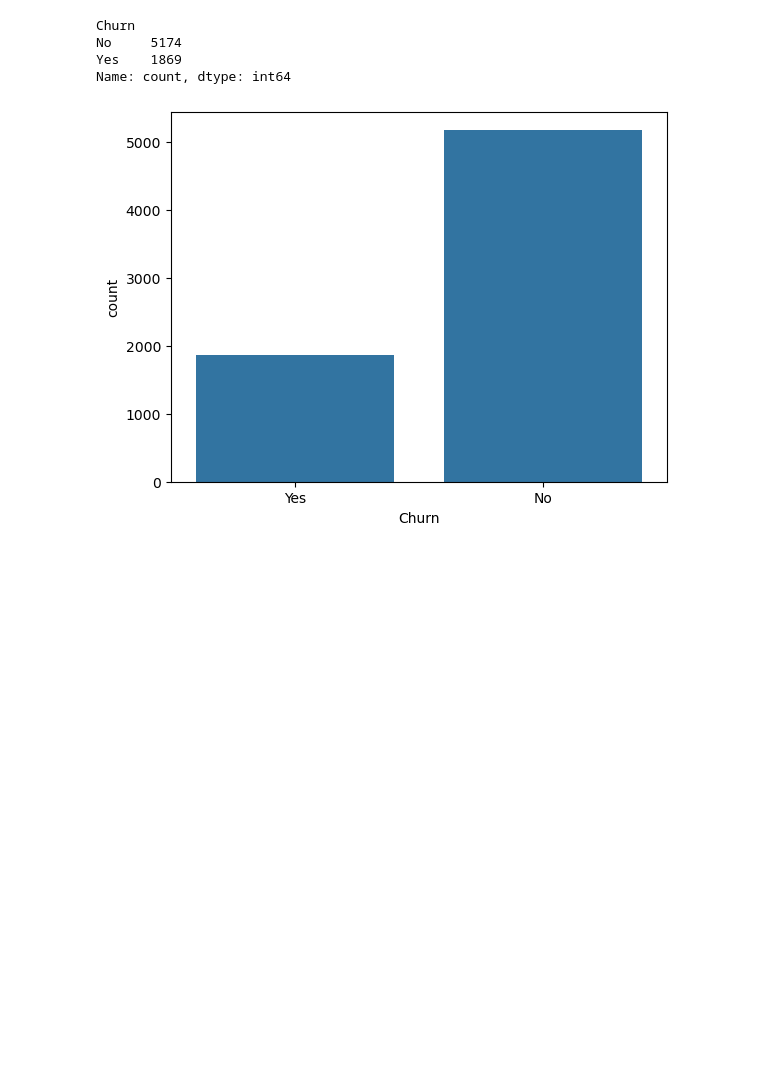
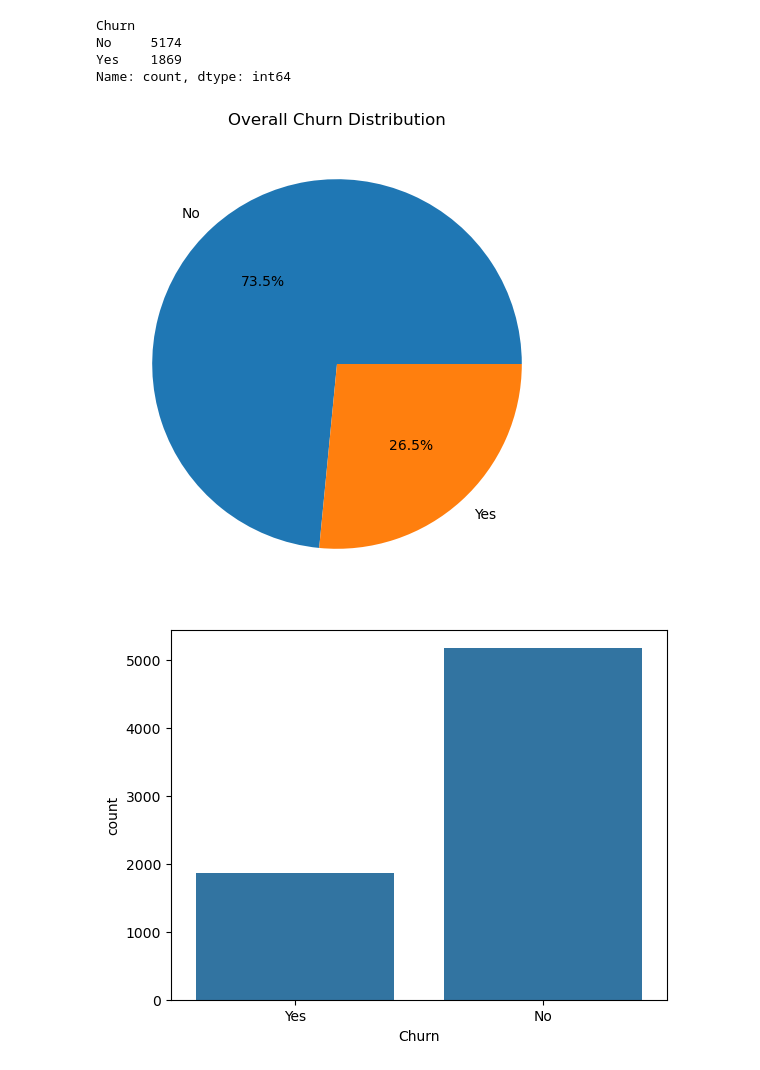
Before and after one commit to Parth2632/churn-prediction, a Jupyter notebook: churn_prediction.ipynb, the cells around one changed output. Cells and saved outputs as stored; diff of their text form; code cells hidden in the pictures; blank space fills up the shorter version.

```diff
--- a/churn_prediction.ipynb
+++ b/churn_prediction.ipynb
@@ -132,6 +132,18 @@ Churn
 No     5174
 Yes    1869
 Name: count, dtype: int64
+# %%
+import matplotlib.pyplot as plt
+
+df['Churn'].value_counts().plot.pie(
+    autopct='%1.1f%%',
+    figsize=(6,6)
+)
+plt.title("Overall Churn Distribution")
+plt.ylabel("")
+plt.show()
+# %% [output]
+[figure, added]
 # %%
 sns.countplot(x = 'Churn' , data = df)
 plt.show()
```
